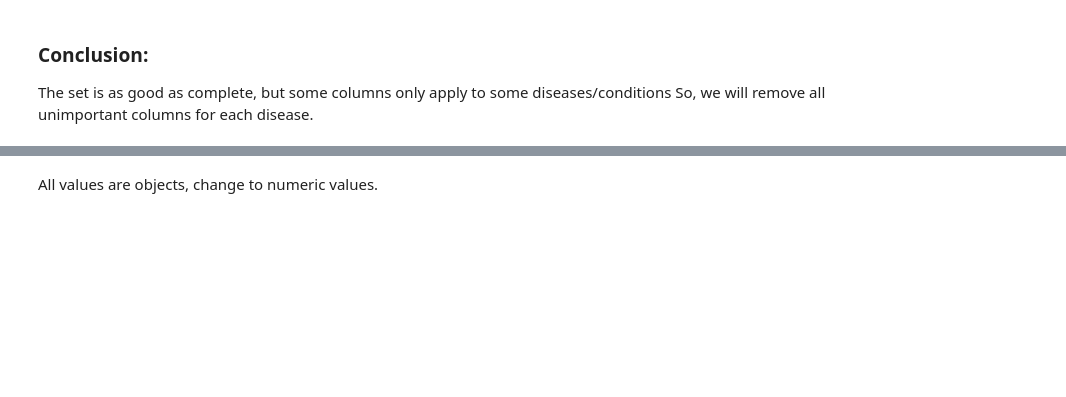
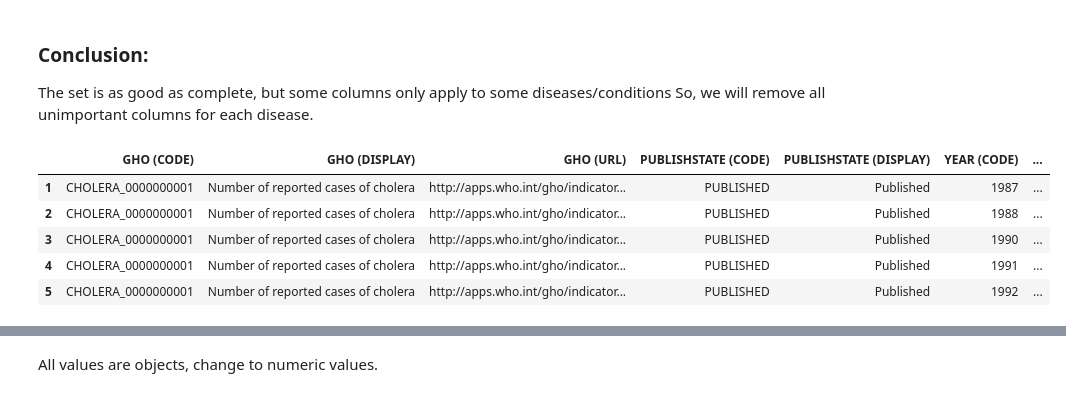
Before and after one commit to rikdijkstra/Data-Madness, a Jupyter notebook: DataMadness US Health.ipynb, the cells around one changed output, grey strips where cells are left out. Drawn from its saved outputs; the diff is of its cells as text; code cells hidden in the pictures; blank space fills up the shorter version.

```diff
--- a/DataMadness US Health.ipynb
+++ b/DataMadness US Health.ipynb
@@ -65,21 +138,28 @@ So, we will remove all unimportant columns for each disease.
 # %%
 for k in range(len(diseases)):
     i = diseases[k]
     x = i.values[:, :-1]
 
     nan_count = i.isna().sum()
     nan_percentage = [count / x.shape[0] for count in nan_count]
     columns = i.columns
 
     threshold = 0.6
 
     too_much_cols = []
     for j in range(len(columns)):
         if nan_percentage[j] >= threshold:
             too_much_cols.append(columns[j])
-    diseases[k].drop(too_much_cols, axis=1, inplace=True)
+    diseases[k] = diseases[k].drop(too_much_cols, axis=1)
 
 
 diseases[0].head()
+# %% [output]
+|  | GHO (CODE) | GHO (DISPLAY) | GHO (URL) | PUBLISHSTATE (CODE) | PUBLISHSTATE (DISPLAY) | YEAR (CODE) | ... |
+| 1 | CHOLERA_0000000001 | Number of reported cases of cholera | http://apps.who.int/gho/indicator... | PUBLISHED | Published | 1987 | ... |
+| 2 | CHOLERA_0000000001 | Number of reported cases of cholera | http://apps.who.int/gho/indicator... | PUBLISHED | Published | 1988 | ... |
+| 3 | CHOLERA_0000000001 | Number of reported cases of cholera | http://apps.who.int/gho/indicator... | PUBLISHED | Published | 1990 | ... |
+| 4 | CHOLERA_0000000001 | Number of reported cases of cholera | http://apps.who.int/gho/indicator... | PUBLISHED | Published | 1991 | ... |
+| 5 | CHOLERA_0000000001 | Number of reported cases of cholera | http://apps.who.int/gho/indicator... | PUBLISHED | Published | 1992 | ... |
 # %%
 print(diseases[0].dtypes)
```
Also changed, not shown: parts of 12 cells of this notebook, 27 other files.
